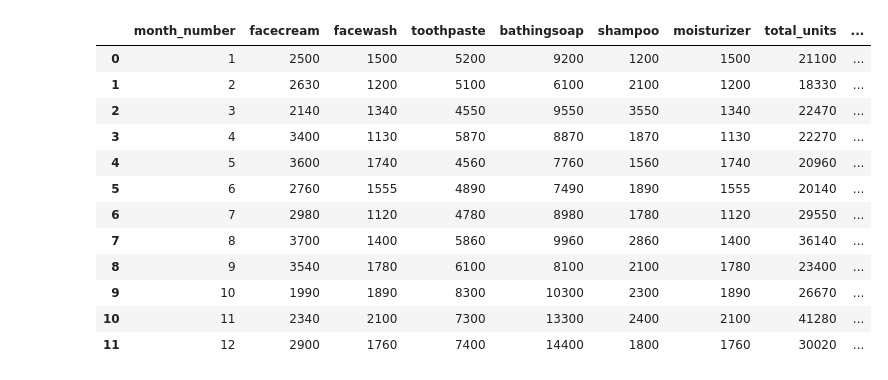
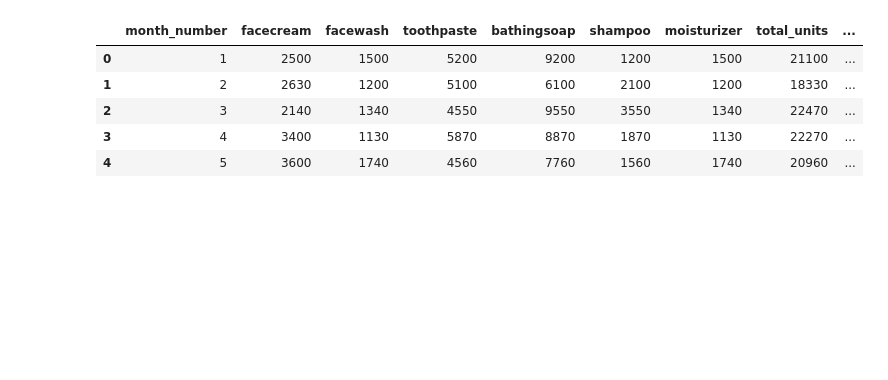
Before and after one commit to Anelawrence/Assignments, a Jupyter notebook: module7_lesson3.ipynb, the cells around one changed output. Saved outputs shown, nothing was run; the diff lists cells and outputs as text; code cells hidden in the pictures; blank space fills up the shorter version.

```diff
--- a/module7_lesson3.ipynb
+++ b/module7_lesson3.ipynb
@@ -1,24 +1,17 @@
 # %%
 import pandas as pd
 import numpy as np
 from matplotlib import pyplot as plt
 
 sales = pd.read_csv('company_sales_data.csv')
-sales
+sales.head()
 # %% [output]
 |  | month_number | facecream | facewash | toothpaste | bathingsoap | shampoo | moisturizer | total_units | ... |
 | 0 | 1 | 2500 | 1500 | 5200 | 9200 | 1200 | 1500 | 21100 | ... |
 | 1 | 2 | 2630 | 1200 | 5100 | 6100 | 2100 | 1200 | 18330 | ... |
 | 2 | 3 | 2140 | 1340 | 4550 | 9550 | 3550 | 1340 | 22470 | ... |
 | 3 | 4 | 3400 | 1130 | 5870 | 8870 | 1870 | 1130 | 22270 | ... |
 | 4 | 5 | 3600 | 1740 | 4560 | 7760 | 1560 | 1740 | 20960 | ... |
-| 5 | 6 | 2760 | 1555 | 4890 | 7490 | 1890 | 1555 | 20140 | ... |
-| 6 | 7 | 2980 | 1120 | 4780 | 8980 | 1780 | 1120 | 29550 | ... |
-| 7 | 8 | 3700 | 1400 | 5860 | 9960 | 2860 | 1400 | 36140 | ... |
-| 8 | 9 | 3540 | 1780 | 6100 | 8100 | 2100 | 1780 | 23400 | ... |
-| 9 | 10 | 1990 | 1890 | 8300 | 10300 | 2300 | 1890 | 26670 | ... |
-| 10 | 11 | 2340 | 2100 | 7300 | 13300 | 2400 | 2100 | 41280 | ... |
-| 11 | 12 | 2900 | 1760 | 7400 | 14400 | 1800 | 1760 | 30020 | ... |
 # %%
 #Compare any two products sales data using a bar chart.
 x = np.arange(len(sales['month_number']))
```
Also changed, not shown: parts of 5 cells of this notebook, 2 other files.
